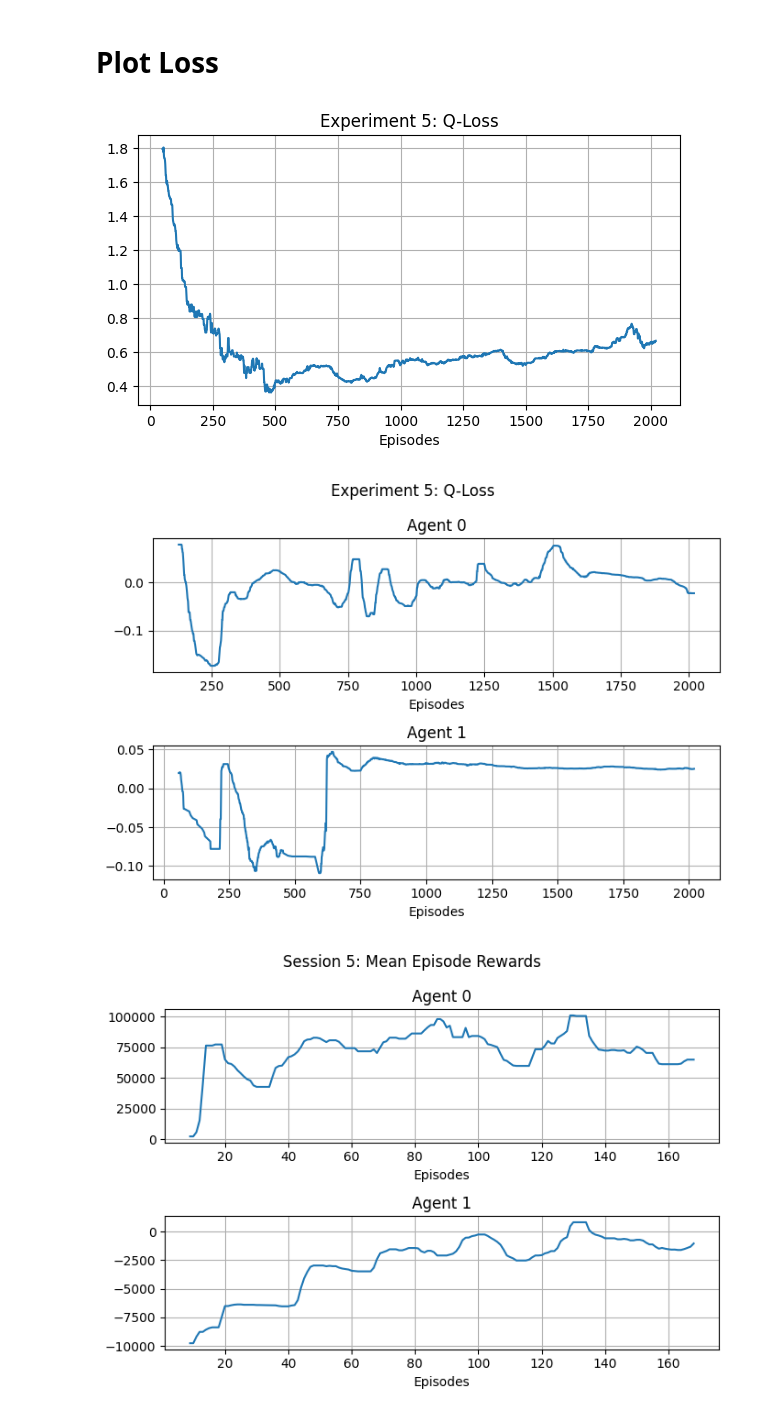
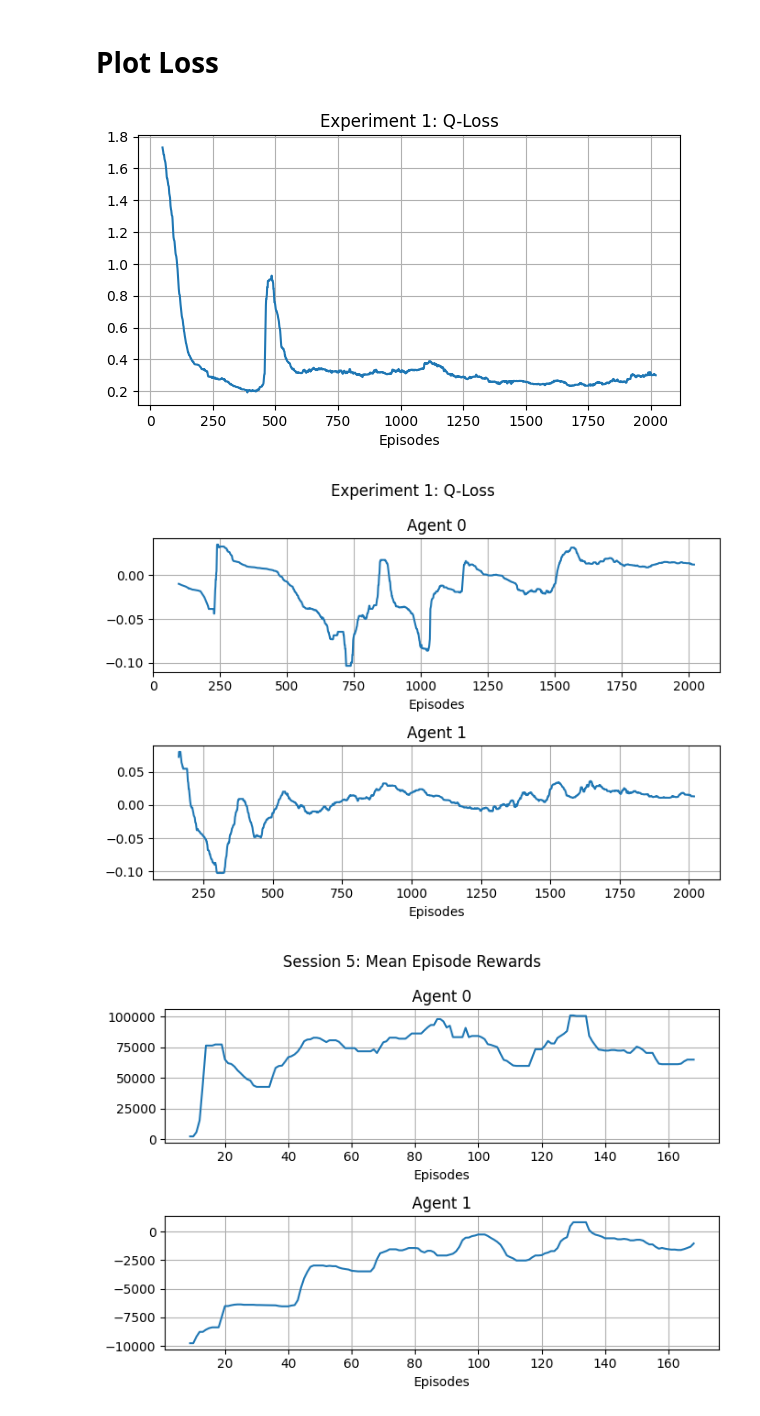
Before and after one commit to buehrerc/MAAC-auto-gov, a Jupyter notebook: analysis/generate_plots.ipynb, the cells around one changed output. Drawn from its saved outputs; the diff is of its cells as text; code cells hidden in the pictures.

```diff
--- a/analysis/generate_plots.ipynb
+++ b/analysis/generate_plots.ipynb
@@ -76,13 +76,13 @@ def plot_agent_reward(session_id, run_id, agent_num, filter_outliers=False):
         fig.suptitle(f"Session {session_id}: Mean Episode Rewards")
     fig.savefig(f"./plots/session_{session_id}_mean_reward_agent")
 # %%
-df = format_plot(5, 1, rolling_mean=True)
+df = format_plot(1, 2, rolling_mean=True)
 # %% [output]
-[figure, old version]
+[figure, new version]
 # %%
-plot_agent_loss(5, 1, 2)
+plot_agent_loss(1, 2, 2)
 # %% [output]
-[figure, old version]
+[figure, new version]
 # %%
 plot_agent_reward(5, 1, 2)
 # %% [output]
```
Also changed, not shown: 4 other files.
